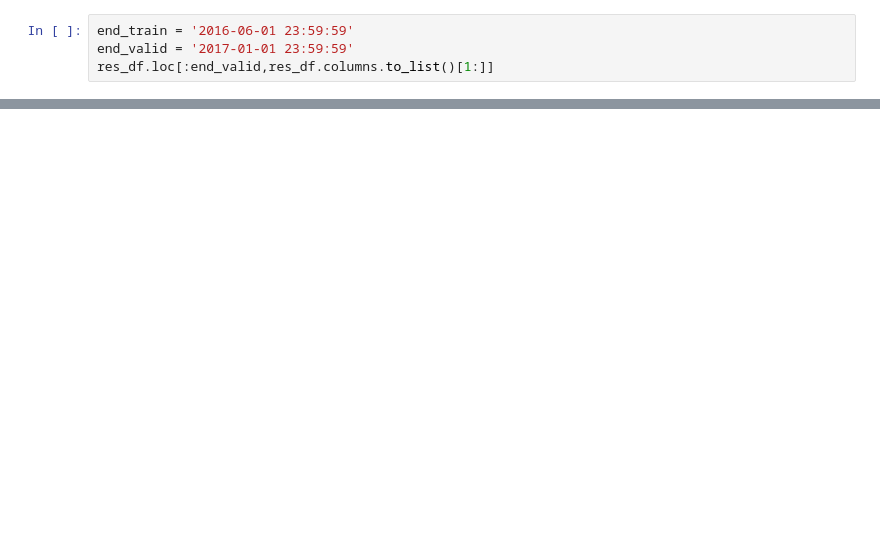
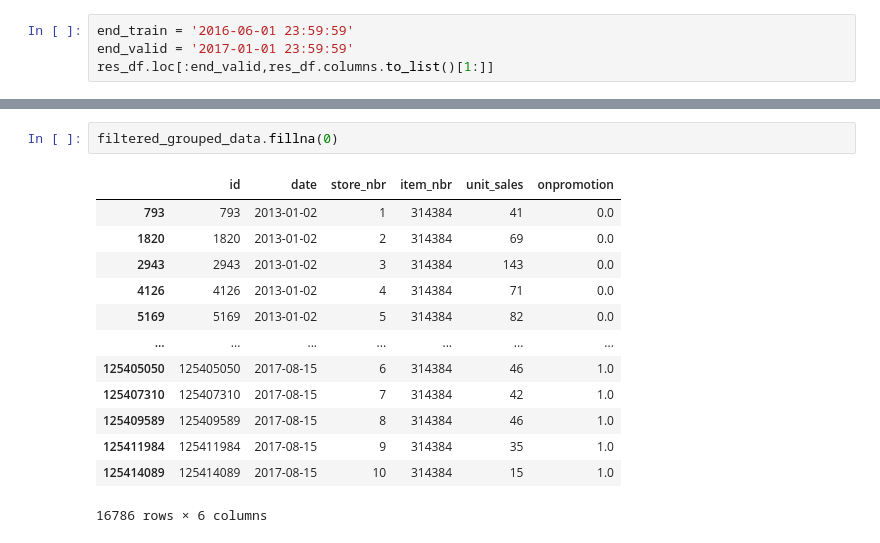
Before and after one commit to budennovsk/Pandas, a Jupyter notebook: forecast_Favorita_Grocery_2_2_week.ipynb, the cells around one changed output, grey strips where cells are left out. Saved outputs shown, nothing was run; the diff lists cells and outputs as text; blank space fills up the shorter version.

```diff
--- a/forecast_Favorita_Grocery_2_2_week.ipynb
+++ b/forecast_Favorita_Grocery_2_2_week.ipynb
@@ -974,0 +1012,16 @@ res_df.loc[:end_valid,res_df.columns.to_list()[1:]]
+# %%
+filtered_grouped_data.fillna(0)
+# %% [output]
+|  | id | date | store_nbr | item_nbr | unit_sales | onpromotion |
+| 793 | 793 | 2013-01-02 | 1 | 314384 | 41 | 0.0 |
+| 1820 | 1820 | 2013-01-02 | 2 | 314384 | 69 | 0.0 |
+| 2943 | 2943 | 2013-01-02 | 3 | 314384 | 143 | 0.0 |
+| 4126 | 4126 | 2013-01-02 | 4 | 314384 | 71 | 0.0 |
+| 5169 | 5169 | 2013-01-02 | 5 | 314384 | 82 | 0.0 |
+| ... | ... | ... | ... | ... | ... | ... |
+| 125405050 | 125405050 | 2017-08-15 | 6 | 314384 | 46 | 1.0 |
+| 125407310 | 125407310 | 2017-08-15 | 7 | 314384 | 42 | 1.0 |
+| 125409589 | 125409589 | 2017-08-15 | 8 | 314384 | 46 | 1.0 |
+| 125411984 | 125411984 | 2017-08-15 | 9 | 314384 | 35 | 1.0 |
+| 125414089 | 125414089 | 2017-08-15 | 10 | 314384 | 15 | 1.0 |
+16786 rows × 6 columns
```
Also changed, not shown: parts of 9 cells of this notebook.
